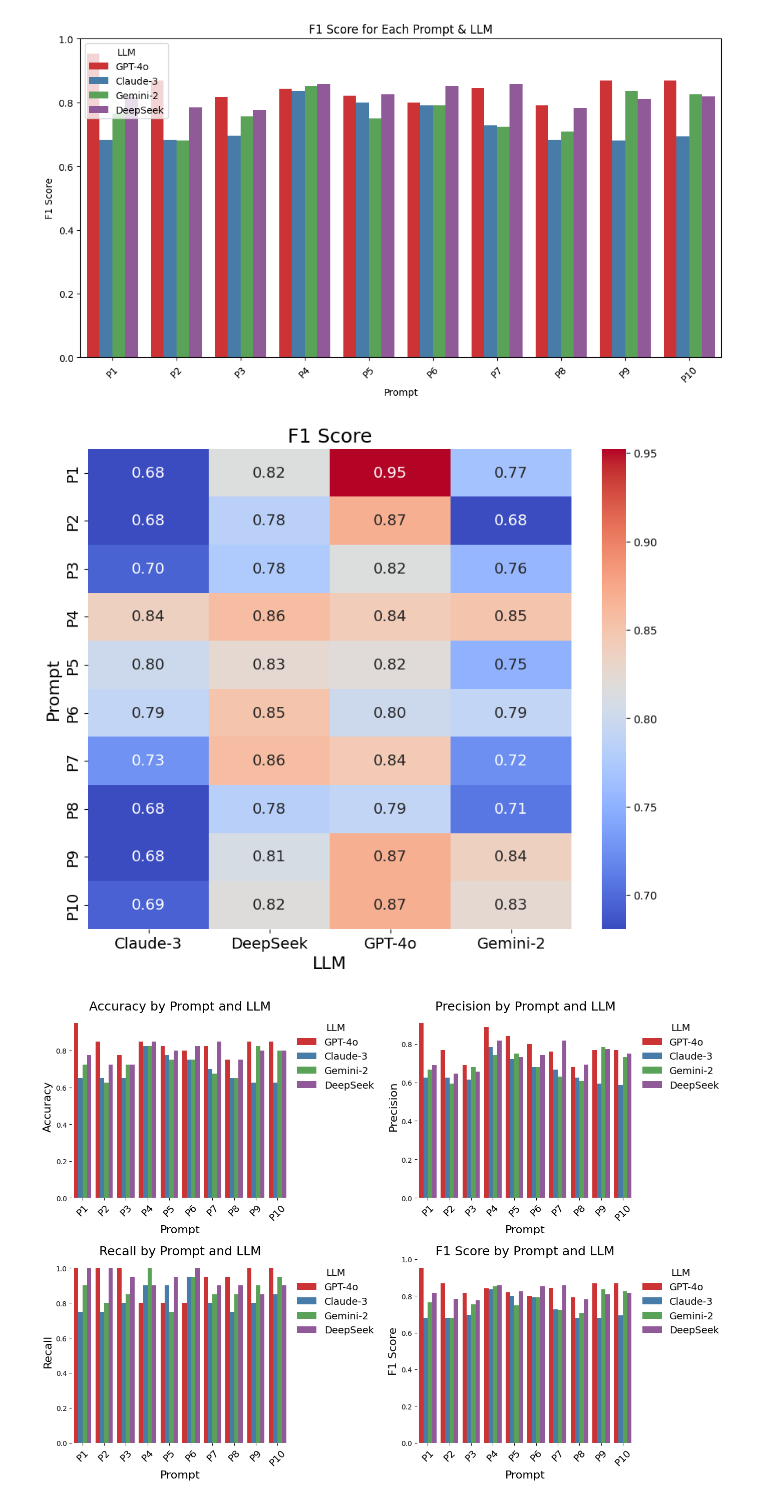
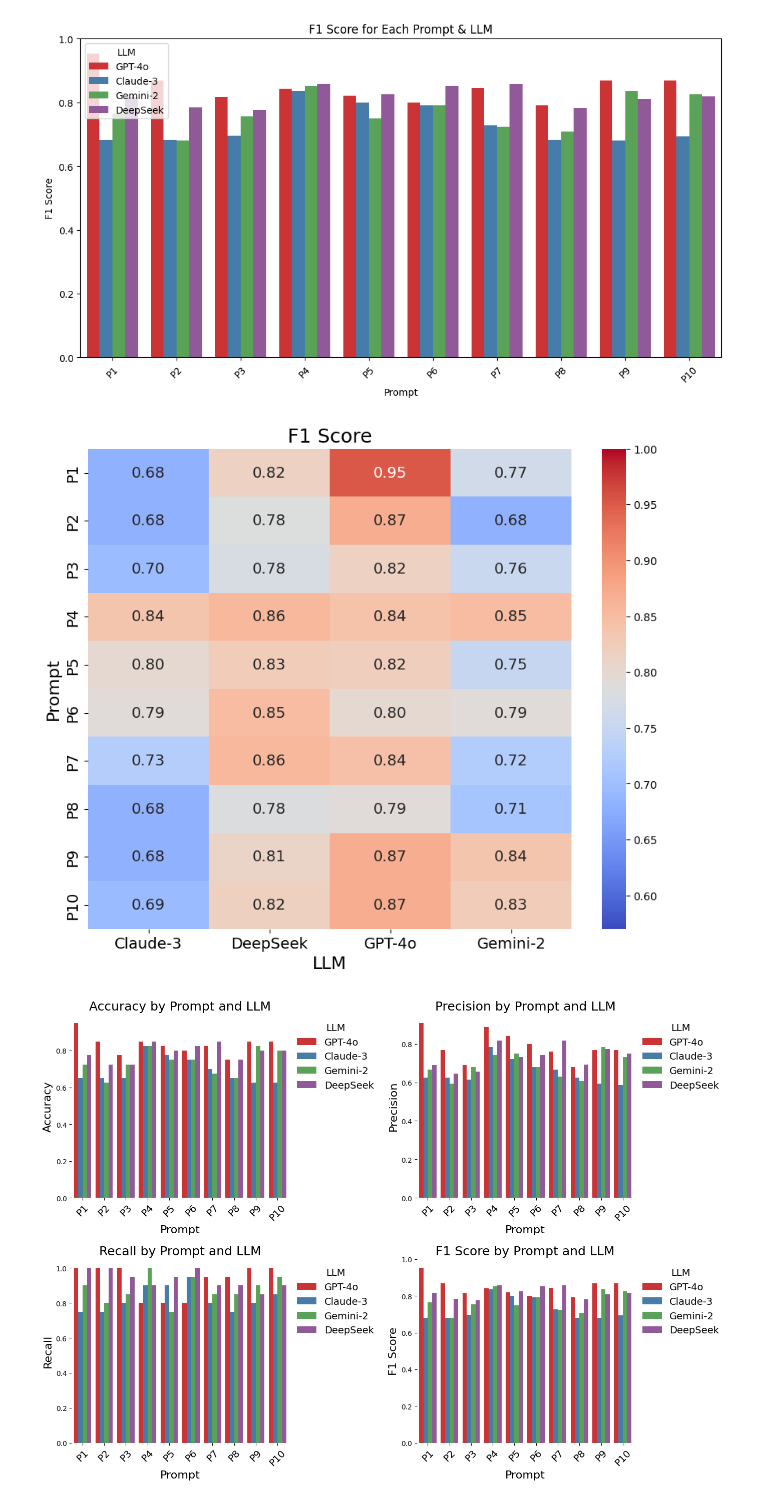
Before and after one commit to iratxe-zunzunegui/TFM_drug_repurposing_validation_LLMs, a Jupyter notebook: scripts/approach_2_evaluation.ipynb, the cells around one changed output. Saved outputs shown, nothing was run; the diff lists cells and outputs as text; code cells hidden in the pictures.

```diff
--- a/scripts/approach_2_evaluation.ipynb
+++ b/scripts/approach_2_evaluation.ipynb
@@ -107,31 +107,44 @@ plt.show()
 # %%
 # Convert Prompt column to a categorical type with correct numerical ordering
 metrics_pathway_df["Prompt"] = pd.Categorical(metrics_pathway_df["Prompt"],
                                       categories=sorted(metrics_pathway_df["Prompt"].unique(),
                                                         key=lambda x: int(x[1:])),
                                       ordered=True)
 
 # Re-sort DataFrame based on the new categorical order
 metrics_pathway_df = metrics_pathway_df.sort_values("Prompt")
 
 # Create the heatmap again
-pivot_df = metrics_pathway_df.pivot(index="Prompt", columns="LLM", values="F1 Score")
+#pivot_df = metrics_pathway_df.pivot(index="Prompt", columns="LLM", values="F1 Score")
 
-plt.figure(figsize=(10, 8))
-sns.heatmap(pivot_df, annot=True, cmap="coolwarm", fmt=".2f", annot_kws={"size": 14})  # Increase annotation size
+#plt.figure(figsize=(10, 8))
+#sns.heatmap(pivot_df, annot=True, cmap="coolwarm", fmt=".2f", annot_kws={"size": 14})  # Increase annotation size
 
 # Increase font size for labels and title
+#plt.title("F1 Score", fontsize=18)
+#plt.xlabel("LLM", fontsize=16)
+#plt.ylabel("Prompt", fontsize=16)
+
+# Adjust tick parameters for better visibility
+#plt.xticks(fontsize=14)
+#plt.yticks(fontsize=14)
+
+#plt.show()
+
+
+# Create heatmap for Approach 2
+plt.figure(figsize=(10, 8))
+sns.heatmap(metrics_pathway_df.pivot(index="Prompt", columns="LLM", values="F1 Score"),
+            annot=True, cmap="coolwarm", fmt=".2f", annot_kws={"size": 14},
+            vmin=0.57, vmax=1)
 plt.title("F1 Score", fontsize=18)
 plt.xlabel("LLM", fontsize=16)
 plt.ylabel("Prompt", fontsize=16)
-
-# Adjust tick parameters for better visibility
 plt.xticks(fontsize=14)
 plt.yticks(fontsize=14)
-
 plt.show()
 # %% [output]
-[figure, old version]
+[figure, new version]
 # %%
 import pandas as pd
 import matplotlib.pyplot as plt
```
